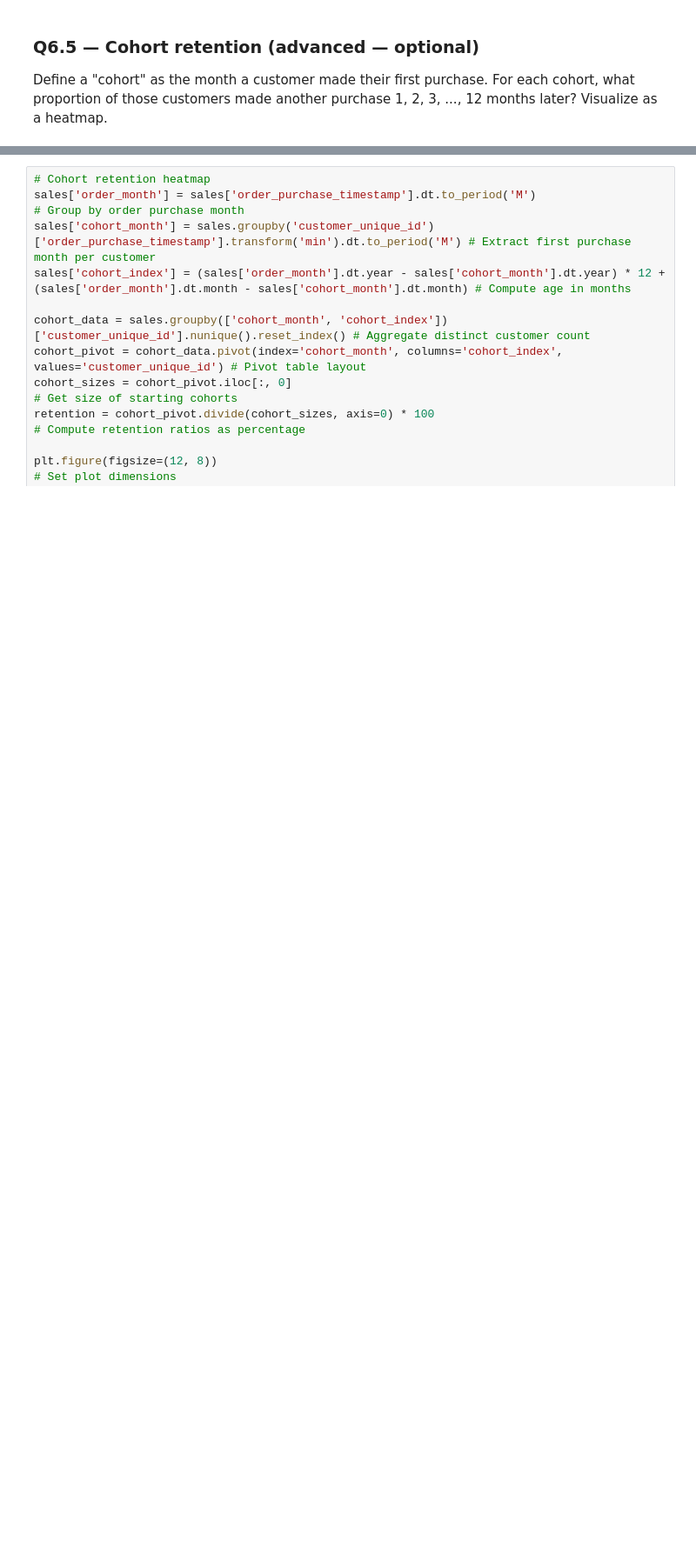
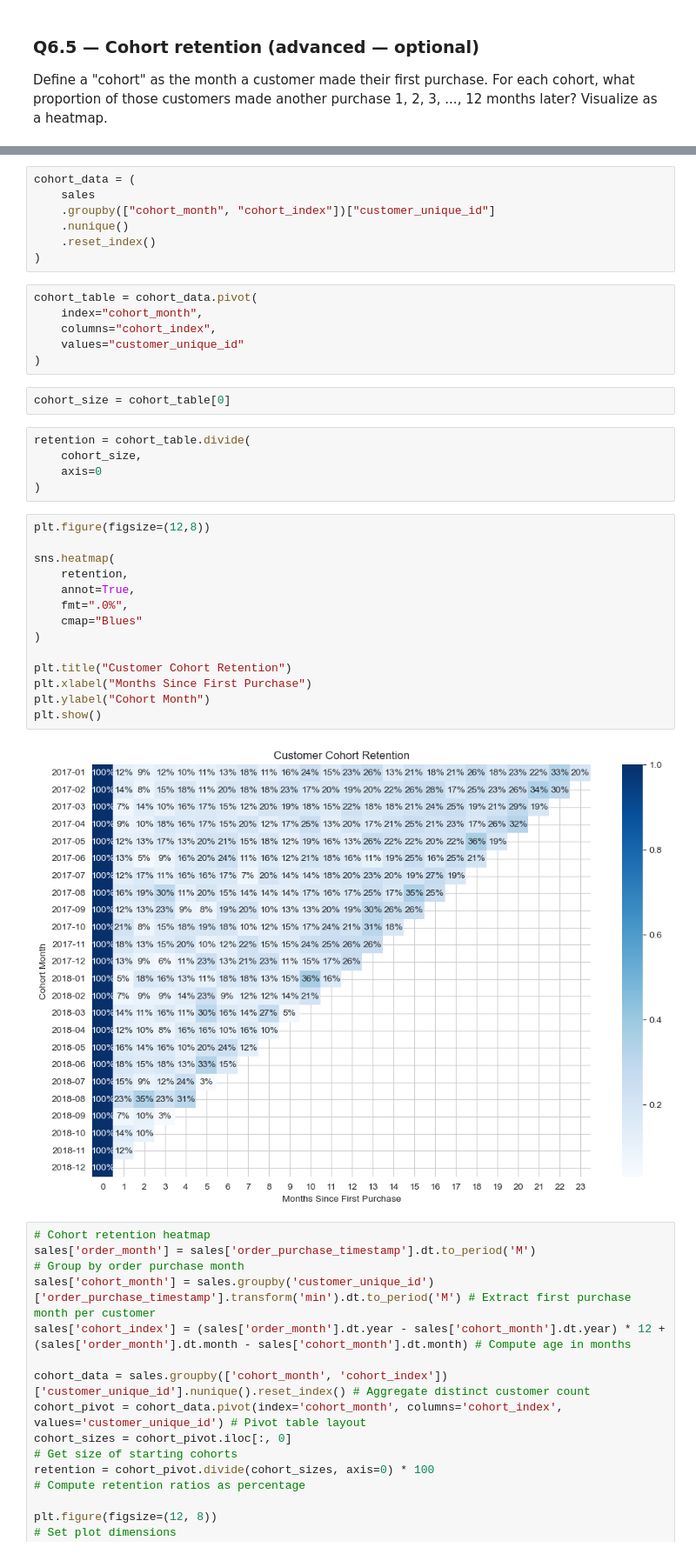
Before and after one commit to SumanSudo/DSML, a Jupyter notebook: Day4/Assignment/Pandas_Sales_Assignment.ipynb, the cells around one changed output, grey strips where cells are left out. Shown at 87% size. Drawn from its saved outputs; the diff is of its cells as text; blank space fills up the shorter version.

Commit message:
assignment: pandas sales assignment completed

```diff
--- a/Day4/Assignment/Pandas_Sales_Assignment.ipynb
+++ b/Day4/Assignment/Pandas_Sales_Assignment.ipynb
@@ -1755,3 +1890,39 @@ Define a "cohort" as the month a customer made their first purchase. For each co
+# %%
+cohort_data = (
+    sales
+    .groupby(["cohort_month", "cohort_index"])["customer_unique_id"]
+    .nunique()
+    .reset_index()
+)
+# %%
+cohort_table = cohort_data.pivot(
+    index="cohort_month",
+    columns="cohort_index",
+    values="customer_unique_id"
+)
+# %%
+cohort_size = cohort_table[0]
+# %%
+retention = cohort_table.divide(
+    cohort_size,
+    axis=0
+)
+# %%
+plt.figure(figsize=(12,8))
+
+sns.heatmap(
+    retention,
+    annot=True,
+    fmt=".0%",
+    cmap="Blues"
+)
+
+plt.title("Customer Cohort Retention")
+plt.xlabel("Months Since First Purchase")
+plt.ylabel("Cohort Month")
+plt.show()
+# %% [output]
+[figure, added]
 # %%
 # Cohort retention heatmap
 sales['order_month'] = sales['order_purchase_timestamp'].dt.to_period('M')                     # Group by order purchase month
```
Also changed, not shown: parts of 21 cells of this notebook.
